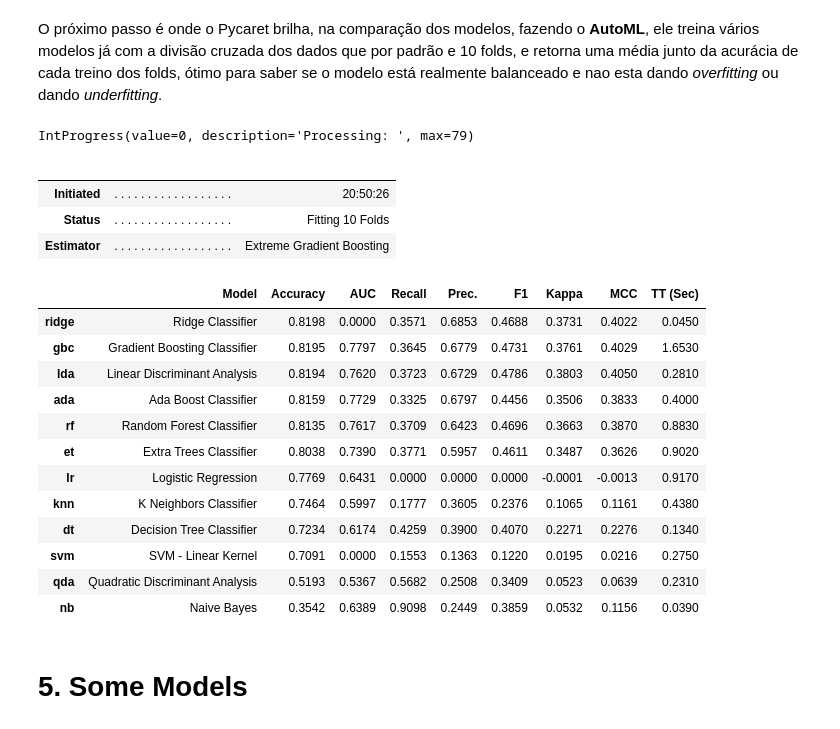
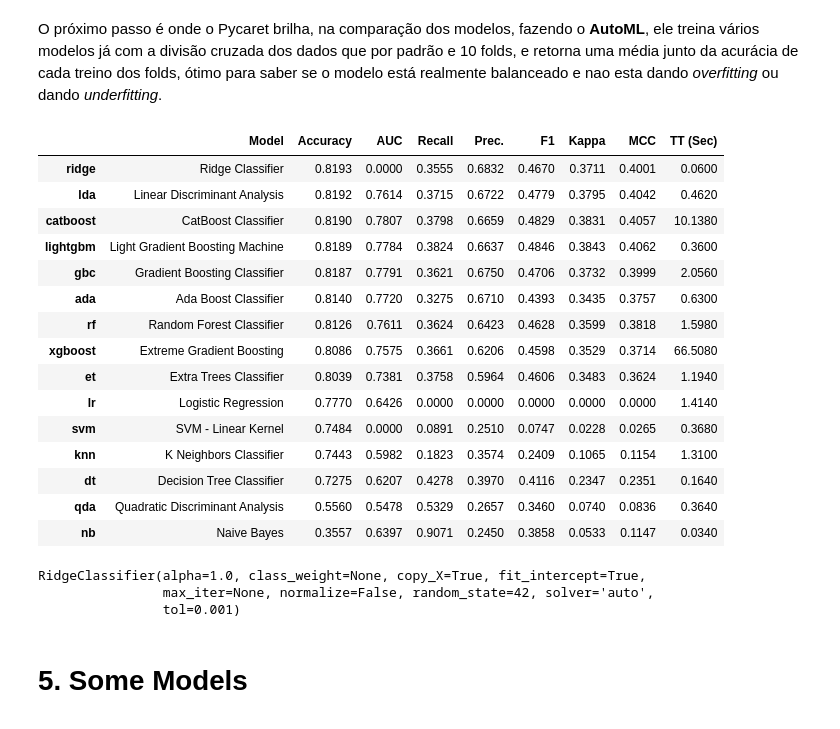
Before and after one commit to MaksonViini/Teste, a Jupyter notebook: Machine Learning Models/pycaret_classification.ipynb, the cells around one changed output. Saved outputs shown, nothing was run; the diff lists cells and outputs as text; code cells hidden in the pictures.

Commit message:
Subindo modelo com pycaret e tunagem de hyperparametros com busca bayersiana

```diff
--- a/Machine Learning Models/pycaret_classification.ipynb
+++ b/Machine Learning Models/pycaret_classification.ipynb
@@ -164,29 +167,30 @@ setup = setup(data=data, target='default', session_id=42)
 # %% [markdown]
 O próximo passo é onde o Pycaret brilha, na comparação dos modelos, fazendo o **AutoML**, ele treina vários modelos já com a divisão cruzada dos dados que por padrão e 10 folds, e retorna uma média junto da acurácia de cada treino dos folds, ótimo para saber se o modelo está realmente balanceado e nao esta dando *overfitting* ou dando *underfitting*.
 # %%
-best_model = compare_models()
+best_model = compare_models(fold=5)
 # %% [output]
-IntProgress(value=0, description='Processing: ', max=79)
-|  |  |  |
-|  |  |  |
-| Initiated | . . . . . . . . . . . . . . . . . . | 20:50:26 |
-| Status | . . . . . . . . . . . . . . . . . . | Fitting 10 Folds |
-| Estimator | . . . . . . . . . . . . . . . . . . | Extreme Gradient Boosting |
+|  | Model | Accuracy | AUC | Recall | Prec. | F1 | Kappa | MCC | TT (Sec) |
+| ridge | Ridge Classifier | 0.8193 | 0.0000 | 0.3555 | 0.6832 | 0.4670 | 0.3711 | 0.4001 | 0.0600 |
+| lda | Linear Discriminant Analysis | 0.8192 | 0.7614 | 0.3715 | 0.6722 | 0.4779 | 0.3795 | 0.4042 | 0.4620 |
+| catboost | CatBoost Classifier | 0.8190 | 0.7807 | 0.3798 | 0.6659 | 0.4829 | 0.3831 | 0.4057 | 10.1380 |
+| lightgbm | Light Gradient Boosting Machine | 0.8189 | 0.7784 | 0.3824 | 0.6637 | 0.4846 | 0.3843 | 0.4062 | 0.3600 |
+| gbc | Gradient Boosting Classifier | 0.8187 | 0.7791 | 0.3621 | 0.6750 | 0.4706 | 0.3732 | 0.3999 | 2.0560 |
+| ada | Ada Boost Classifier | 0.8140 | 0.7720 | 0.3275 | 0.6710 | 0.4393 | 0.3435 | 0.3757 | 0.6300 |
+| rf | Random Forest Classifier | 0.8126 | 0.7611 | 0.3624 | 0.6423 | 0.4628 | 0.3599 | 0.3818 | 1.5980 |
+| xgboost | Extreme Gradient Boosting | 0.8086 | 0.7575 | 0.3661 | 0.6206 | 0.4598 | 0.3529 | 0.3714 | 66.5080 |
+| et | Extra Trees Classifier | 0.8039 | 0.7381 | 0.3758 | 0.5964 | 0.4606 | 0.3483 | 0.3624 | 1.1940 |
+| lr | Logistic Regression | 0.7770 | 0.6426 | 0.0000 | 0.0000 | 0.0000 | 0.0000 | 0.0000 | 1.4140 |
+| svm | SVM - Linear Kernel | 0.7484 | 0.0000 | 0.0891 | 0.2510 | 0.0747 | 0.0228 | 0.0265 | 0.3680 |
+| knn | K Neighbors Classifier | 0.7443 | 0.5982 | 0.1823 | 0.3574 | 0.2409 | 0.1065 | 0.1154 | 1.3100 |
+| dt | Decision Tree Classifier | 0.7275 | 0.6207 | 0.4278 | 0.3970 | 0.4116 | 0.2347 | 0.2351 | 0.1640 |
+| qda | Quadratic Discriminant Analysis | 0.5560 | 0.5478 | 0.5329 | 0.2657 | 0.3460 | 0.0740 | 0.0836 | 0.3640 |
+| nb | Naive Bayes | 0.3557 | 0.6397 | 0.9071 | 0.2450 | 0.3858 | 0.0533 | 0.1147 | 0.0340 |
-|  | Model | Accuracy | AUC | Recall | Prec. | F1 | Kappa | MCC | TT (Sec) |
-| ridge | Ridge Classifier | 0.8198 | 0.0000 | 0.3571 | 0.6853 | 0.4688 | 0.3731 | 0.4022 | 0.0450 |
-| gbc | Gradient Boosting Classifier | 0.8195 | 0.7797 | 0.3645 | 0.6779 | 0.4731 | 0.3761 | 0.4029 | 1.6530 |
-| lda | Linear Discriminant Analysis | 0.8194 | 0.7620 | 0.3723 | 0.6729 | 0.4786 | 0.3803 | 0.4050 | 0.2810 |
-| ada | Ada Boost Classifier | 0.8159 | 0.7729 | 0.3325 | 0.6797 | 0.4456 | 0.3506 | 0.3833 | 0.4000 |
-| rf | Random Forest Classifier | 0.8135 | 0.7617 | 0.3709 | 0.6423 | 0.4696 | 0.3663 | 0.3870 | 0.8830 |
-| et | Extra Trees Classifier | 0.8038 | 0.7390 | 0.3771 | 0.5957 | 0.4611 | 0.3487 | 0.3626 | 0.9020 |
-| lr | Logistic Regression | 0.7769 | 0.6431 | 0.0000 | 0.0000 | 0.0000 | -0.0001 | -0.0013 | 0.9170 |
-| knn | K Neighbors Classifier | 0.7464 | 0.5997 | 0.1777 | 0.3605 | 0.2376 | 0.1065 | 0.1161 | 0.4380 |
-| dt | Decision Tree Classifier | 0.7234 | 0.6174 | 0.4259 | 0.3900 | 0.4070 | 0.2271 | 0.2276 | 0.1340 |
-| svm | SVM - Linear Kernel | 0.7091 | 0.0000 | 0.1553 | 0.1363 | 0.1220 | 0.0195 | 0.0216 | 0.2750 |
-| qda | Quadratic Discriminant Analysis | 0.5193 | 0.5367 | 0.5682 | 0.2508 | 0.3409 | 0.0523 | 0.0639 | 0.2310 |
-| nb | Naive Bayes | 0.3542 | 0.6389 | 0.9098 | 0.2449 | 0.3859 | 0.0532 | 0.1156 | 0.0390 |
 # %%
 print(best_model)
+# %% [output]
+RidgeClassifier(alpha=1.0, class_weight=None, copy_X=True, fit_intercept=True,
+                max_iter=None, normalize=False, random_state=42, solver='auto',
+                tol=0.001)
 # %% [markdown]
 # 5. Some Models
 # %% [markdown]
```
Also changed, not shown: parts of 8 cells of this notebook, 2 other files.
